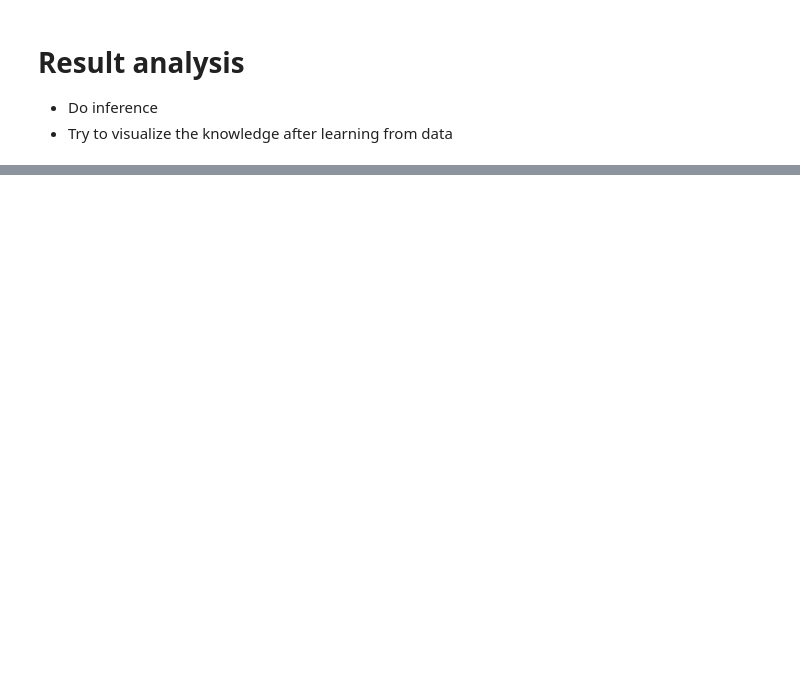
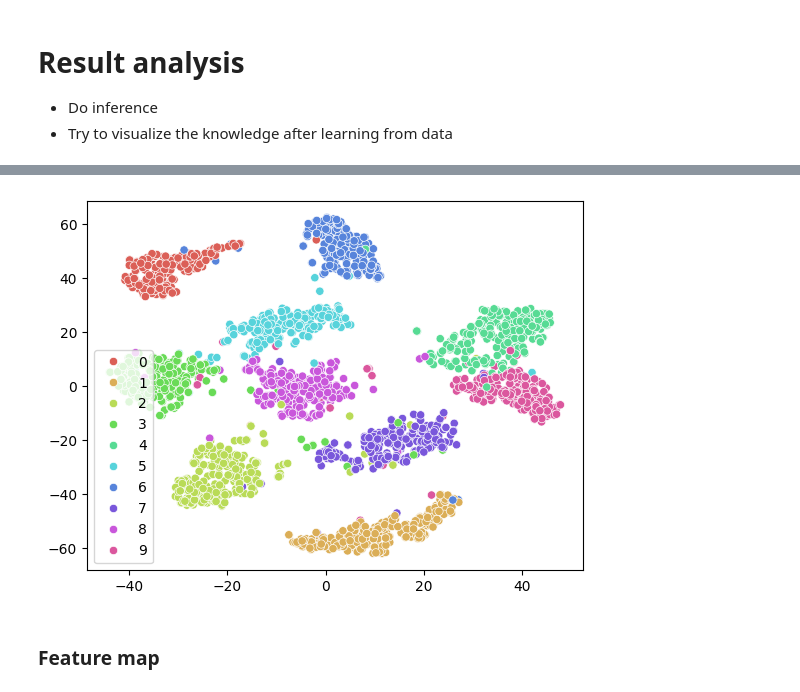
Before and after one commit to hahunavth/robust-adversarial-network, a Jupyter notebook: eval.ipynb, the cells around one changed output, grey strips where cells are left out. Cells and saved outputs as stored; diff of their text form; code cells hidden in the pictures; blank space fills up the shorter version.

```diff
--- a/eval.ipynb
+++ b/eval.ipynb
@@ -133,0 +275,14 @@ NameError: name 'device' is not defined
+# %%
+import seaborn as sns
+from sklearn.manifold import TSNE
+
+tsne = TSNE(n_components=2, random_state=0)
+embeddings_2d = tsne.fit_transform(embeddings_neu)
+
+
+sns.scatterplot(x=embeddings_2d[:, 0], y=embeddings_2d[:, 1], hue=labels, legend='full', palette=sns.color_palette("hls", 10))
+plt.show()
+# %% [output]
+[figure, added]
+# %% [markdown]
+### Feature map
```
Also changed, not shown: parts of 19 cells of this notebook, 11 other files.
